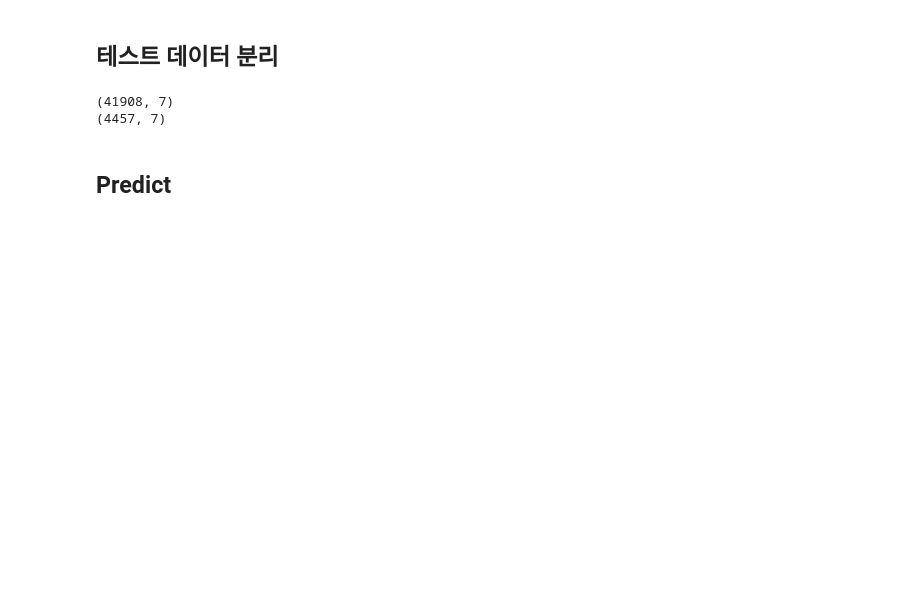
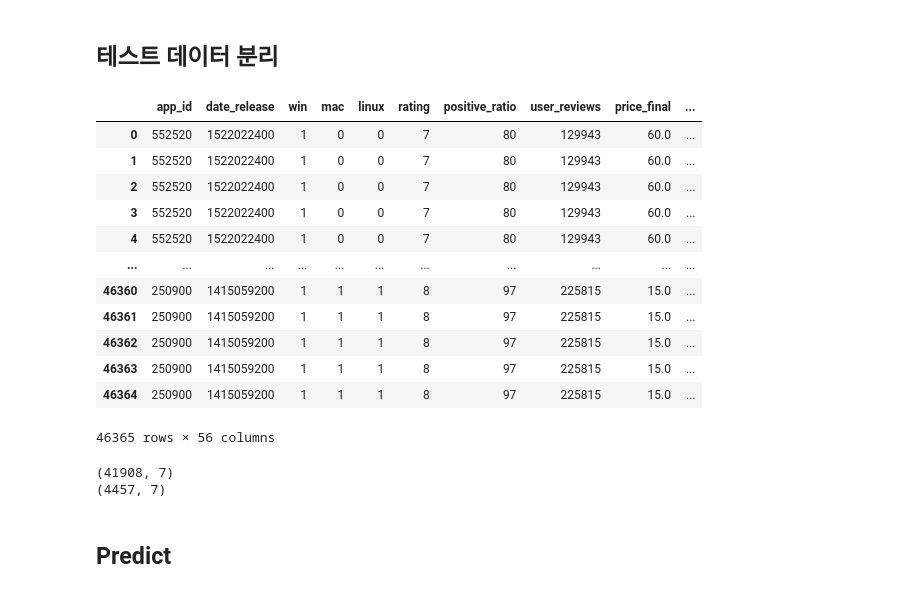
Before and after one commit to wooing1084/SteamGameRecommendationSystem, a Jupyter notebook: src/KNN.ipynb, the cells around one changed output. Cells and saved outputs as stored; diff of their text form; code cells hidden in the pictures; blank space fills up the shorter version.

```diff
--- a/src/KNN.ipynb
+++ b/src/KNN.ipynb
@@ -218,5 +229,21 @@ recommend_datas.head()
 # %% [markdown]
 ## 테스트 데이터 분리
+# %%
+data
+# %% [output]
+|  | app_id | date_release | win | mac | linux | rating | positive_ratio | user_reviews | price_final | ... |
+| 0 | 552520 | 1522022400 | 1 | 0 | 0 | 7 | 80 | 129943 | 60.0 | ... |
+| 1 | 552520 | 1522022400 | 1 | 0 | 0 | 7 | 80 | 129943 | 60.0 | ... |
+| 2 | 552520 | 1522022400 | 1 | 0 | 0 | 7 | 80 | 129943 | 60.0 | ... |
+| 3 | 552520 | 1522022400 | 1 | 0 | 0 | 7 | 80 | 129943 | 60.0 | ... |
+| 4 | 552520 | 1522022400 | 1 | 0 | 0 | 7 | 80 | 129943 | 60.0 | ... |
+| ... | ... | ... | ... | ... | ... | ... | ... | ... | ... | ... |
+| 46360 | 250900 | 1415059200 | 1 | 1 | 1 | 8 | 97 | 225815 | 15.0 | ... |
+| 46361 | 250900 | 1415059200 | 1 | 1 | 1 | 8 | 97 | 225815 | 15.0 | ... |
+| 46362 | 250900 | 1415059200 | 1 | 1 | 1 | 8 | 97 | 225815 | 15.0 | ... |
+| 46363 | 250900 | 1415059200 | 1 | 1 | 1 | 8 | 97 | 225815 | 15.0 | ... |
+| 46364 | 250900 | 1415059200 | 1 | 1 | 1 | 8 | 97 | 225815 | 15.0 | ... |
+46365 rows × 56 columns
 # %%
 
 
```
Also changed, not shown: parts of 8 cells of this notebook, 29 other files.
